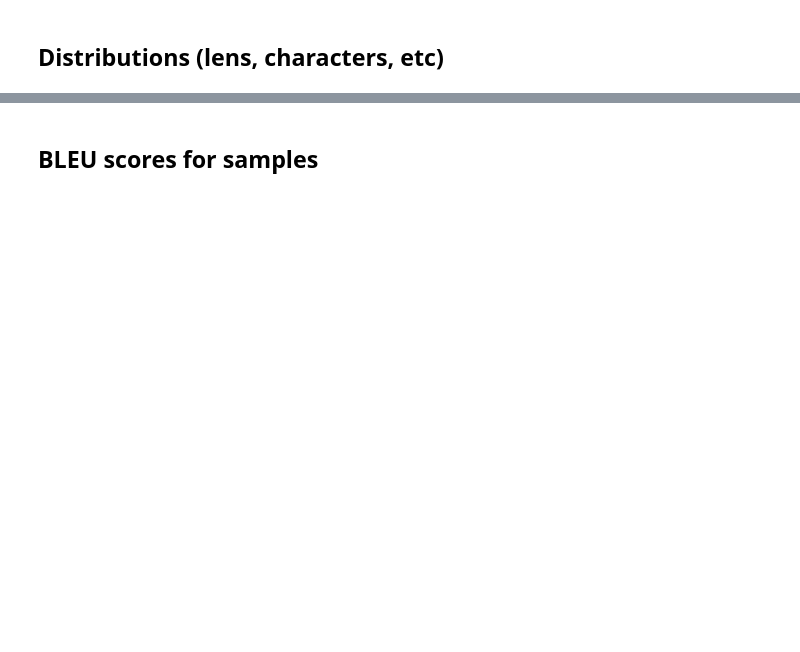
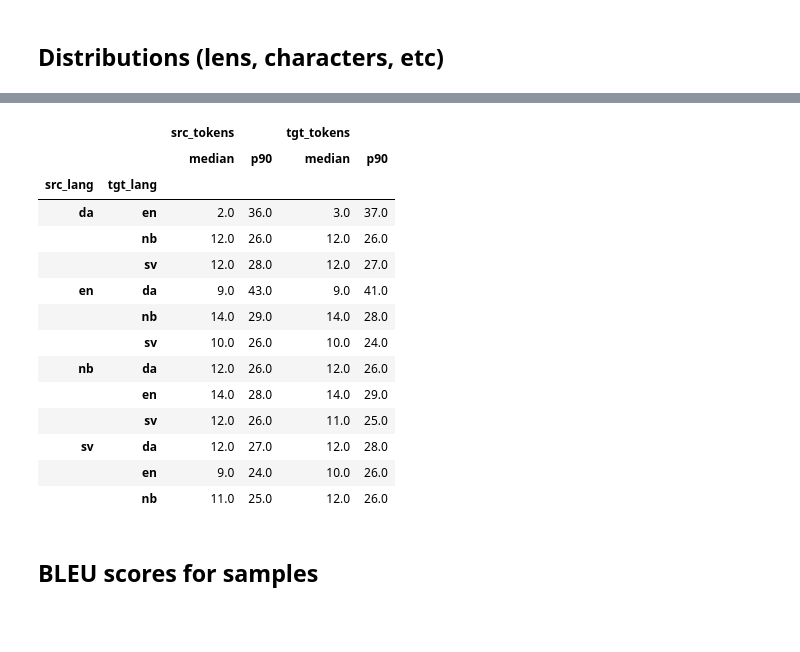
Before and after one commit to AdamNavarroLiriano/language-api, a Jupyter notebook: notebooks/1-EDA.ipynb, the cells around one changed output, grey strips where cells are left out. Saved outputs shown, nothing was run; the diff lists cells and outputs as text; code cells hidden in the pictures; blank space fills up the shorter version.

```diff
--- a/notebooks/1-EDA.ipynb
+++ b/notebooks/1-EDA.ipynb
@@ -90,3 +114,24 @@ for src, tgt in language_pairs:
+# %%
+translation_df['src_tokens'] = translation_df['src_text'].str.split().apply(len)
+translation_df['tgt_tokens'] = translation_df['tgt_text'].str.split().apply(len)
+# %%
+translation_df.groupby(['src_lang', 'tgt_lang'])[['src_tokens', 'tgt_tokens']].agg(['median', ('p90', lambda x: np.quantile(x, 0.9))])
+# %% [output]
+|  |  | src_tokens |  | tgt_tokens |  |
+|  |  | median | p90 | median | p90 |
+| src_lang | tgt_lang |  |  |  |  |
+| da | en | 2.0 | 36.0 | 3.0 | 37.0 |
+|  | nb | 12.0 | 26.0 | 12.0 | 26.0 |
+|  | sv | 12.0 | 28.0 | 12.0 | 27.0 |
+| en | da | 9.0 | 43.0 | 9.0 | 41.0 |
+|  | nb | 14.0 | 29.0 | 14.0 | 28.0 |
+|  | sv | 10.0 | 26.0 | 10.0 | 24.0 |
+| nb | da | 12.0 | 26.0 | 12.0 | 26.0 |
+|  | en | 14.0 | 28.0 | 14.0 | 29.0 |
+|  | sv | 12.0 | 26.0 | 11.0 | 25.0 |
+| sv | da | 12.0 | 27.0 | 12.0 | 28.0 |
+|  | en | 9.0 | 24.0 | 10.0 | 26.0 |
+|  | nb | 11.0 | 25.0 | 12.0 | 26.0 |
 # %% [markdown]
 ## BLEU scores for samples
 # %% [markdown]
```
Also changed, not shown: parts of 5 cells of this notebook, 2 other files.
